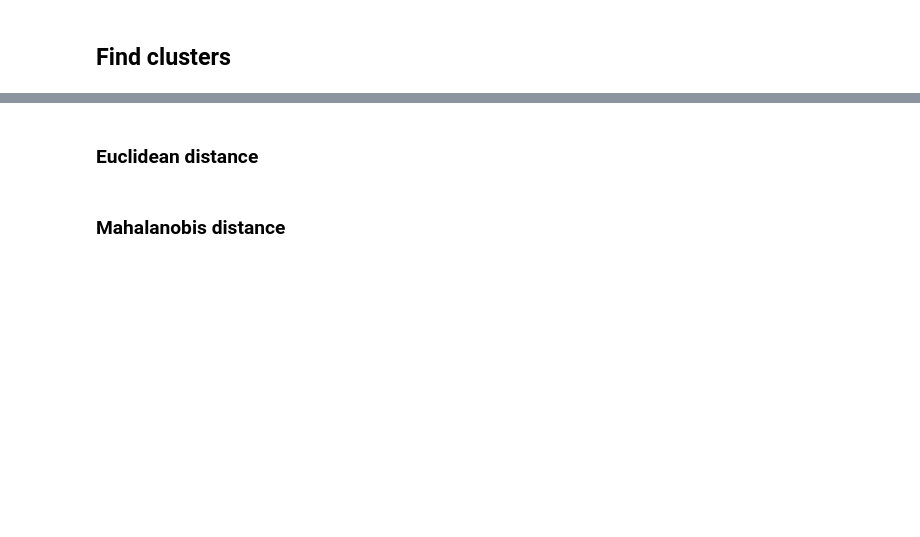
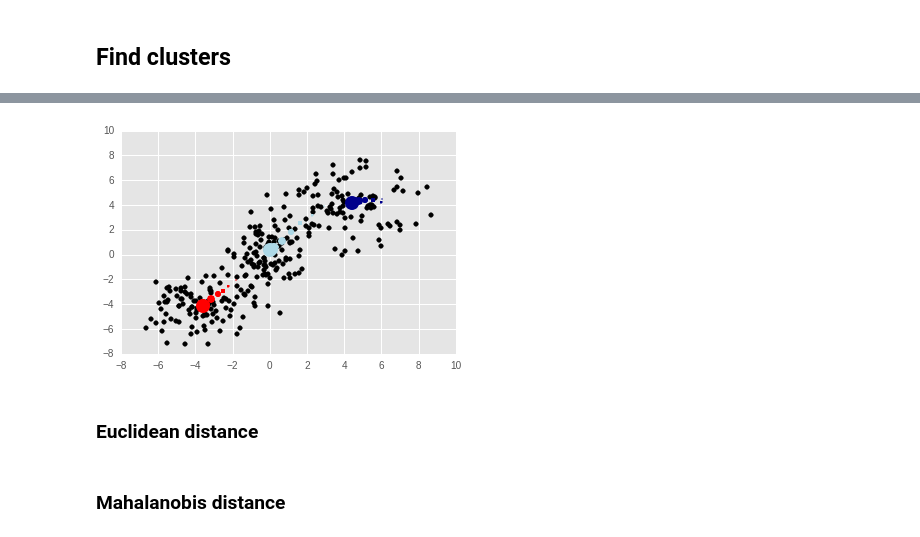
Before and after one commit to matthewmacleod/mkm_notebooks, a Jupyter notebook: k_means.ipynb, the cells around one changed output, grey strips where cells are left out. Cells and saved outputs as stored; diff of their text form; code cells hidden in the pictures; blank space fills up the shorter version.

```diff
--- a/k_means.ipynb
+++ b/k_means.ipynb
@@ -61,3 +83,14 @@ plt.scatter(x3,y3,color='darkblue')
+# %%
+# aggregate data
+data = [(x1[i],y1[i]) for i in range(len(x1))] \
++ [(x2[i],y2[i]) for i in range(len(x2))] \
++ [(x3[i],y3[i]) for i in range(len(x3))]
+k=3
+# %%
+# mean size increases as k-means algorithm converges
+kmeans.plot_means(data,k)
+# %% [output]
+[figure, added]
 # %% [markdown]
 ### Euclidean distance
 # %% [markdown]
```
Also changed, not shown: parts of 8 cells of this notebook.
